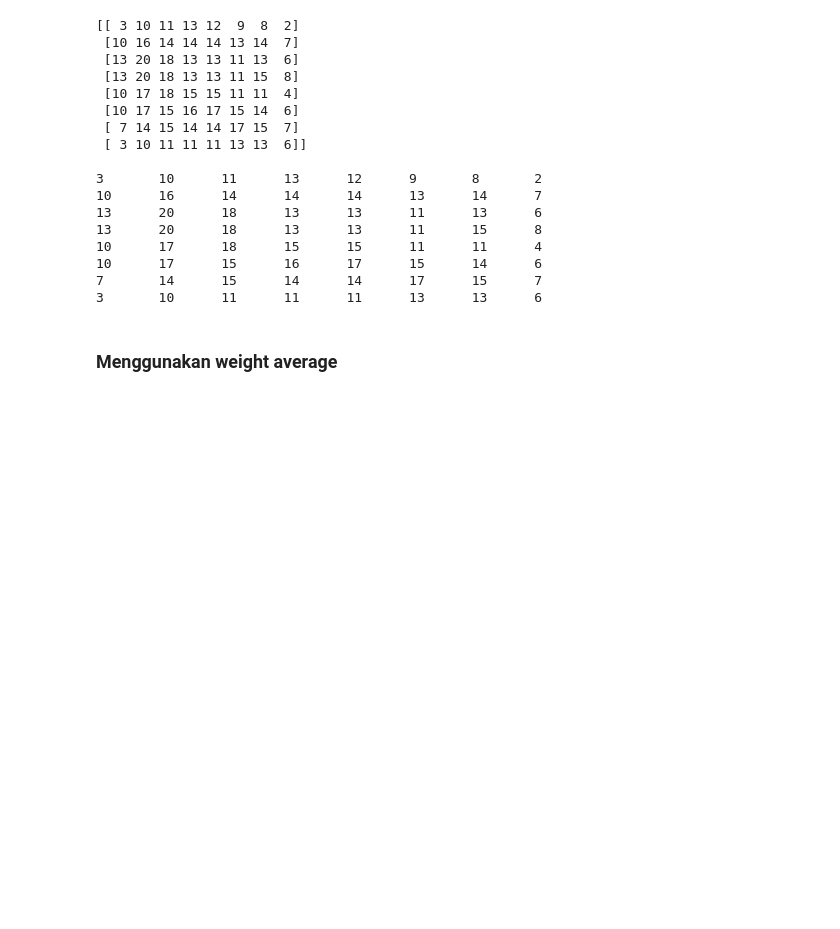
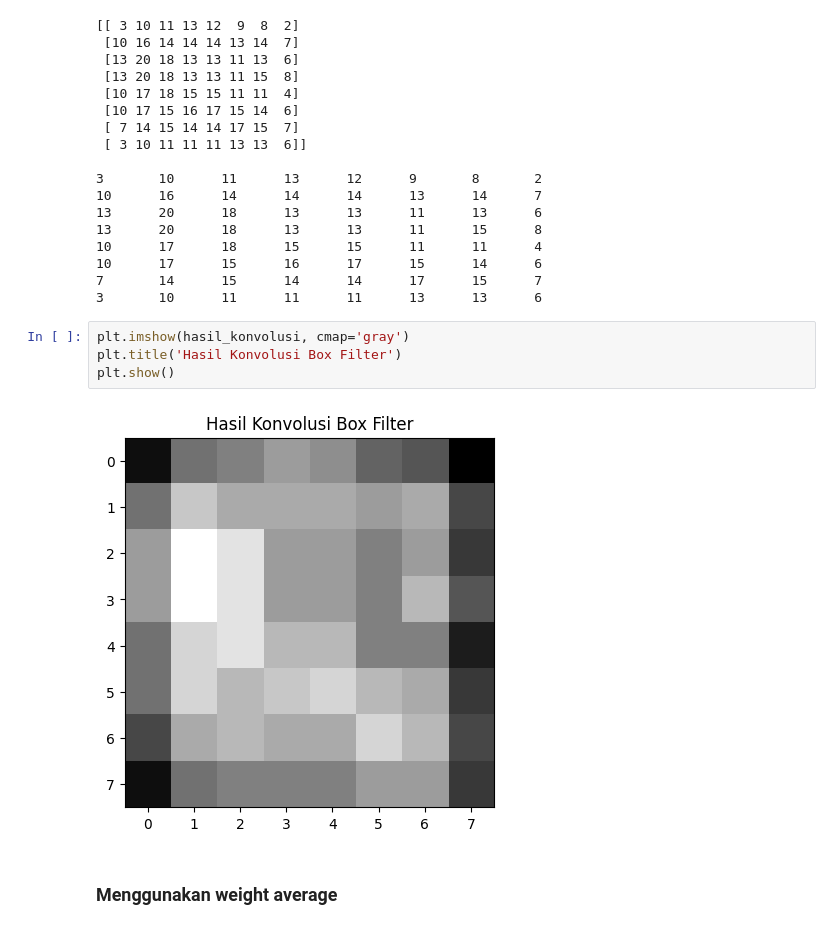
Before and after one commit to irizkyw/Citra-Digital, a Jupyter notebook: casebase_W6/casebase_w6.ipynb, the cells around one changed output. Cells and saved outputs as stored; diff of their text form; blank space fills up the shorter version.

```diff
--- a/casebase_W6/casebase_w6.ipynb
+++ b/casebase_W6/casebase_w6.ipynb
@@ -138,6 +149,12 @@ print()
 10      17      15      16      17      15      14      6
 7       14      15      14      14      17      15      7
 3       10      11      11      11      13      13      6
+# %%
+plt.imshow(hasil_konvolusi, cmap='gray')
+plt.title('Hasil Konvolusi Box Filter')
+plt.show()
+# %% [output]
+[figure, added]
 # %% [markdown]
 ### Menggunakan weight average
 # %%
```
Also changed, not shown: parts of 10 cells of this notebook, 2 other files.
